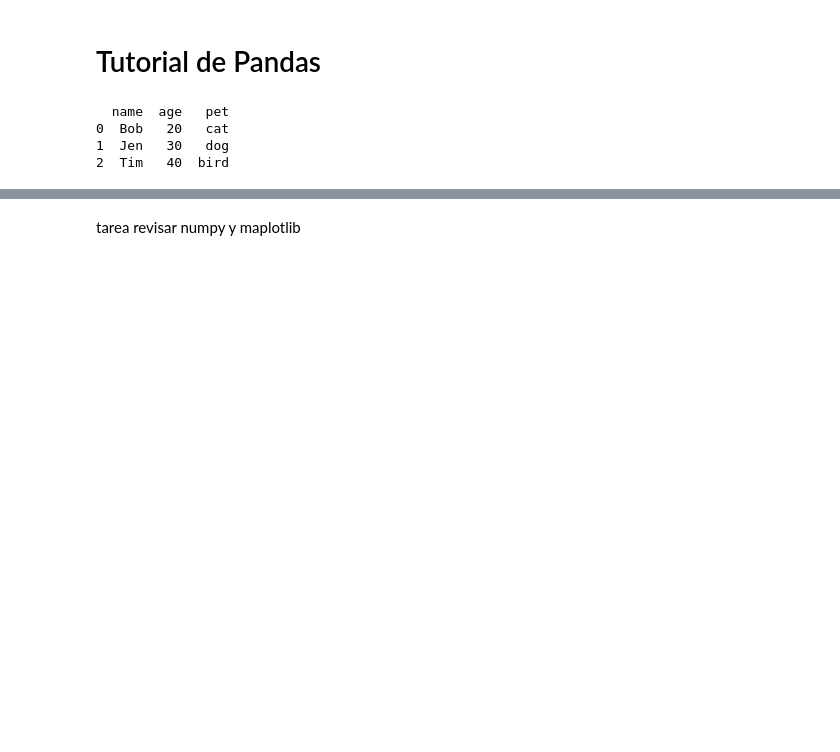
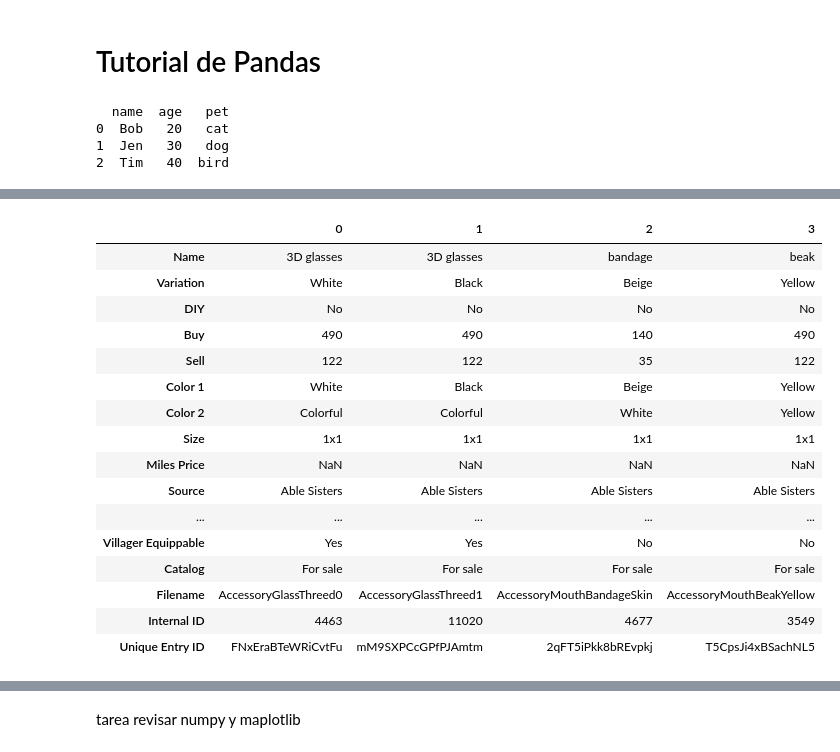
Before and after one commit to ivankarrillin/ML_Doc, a Jupyter notebook: reto_palabras.ipynb, the cells around one changed output, grey strips where cells are left out. Saved outputs shown, nothing was run; the diff lists cells and outputs as text; code cells hidden in the pictures; blank space fills up the shorter version.

```diff
--- a/reto_palabras.ipynb
+++ b/reto_palabras.ipynb
@@ -63,0 +192,25 @@ F
+# %%
+import numpy as np
+import pandas as pd
+import matplotlib.pyplot as plt
+# The data I will use
+df=pd.read_csv(path+"/accessories.csv")
+df.head(4).T
+# %% [output]
+|  | 0 | 1 | 2 | 3 |
+| Name | 3D glasses | 3D glasses | bandage | beak |
+| Variation | White | Black | Beige | Yellow |
+| DIY | No | No | No | No |
+| Buy | 490 | 490 | 140 | 490 |
+| Sell | 122 | 122 | 35 | 122 |
+| Color 1 | White | Black | Beige | Yellow |
+| Color 2 | Colorful | Colorful | White | Yellow |
+| Size | 1x1 | 1x1 | 1x1 | 1x1 |
+| Miles Price | NaN | NaN | NaN | NaN |
+| Source | Able Sisters | Able Sisters | Able Sisters | Able Sisters |
+| ... | ... | ... | ... | ... |
+| Villager Equippable | Yes | Yes | No | No |
+| Catalog | For sale | For sale | For sale | For sale |
+| Filename | AccessoryGlassThreed0 | AccessoryGlassThreed1 | AccessoryMouthBandageSkin | AccessoryMouthBeakYellow |
+| Internal ID | 4463 | 11020 | 4677 | 3549 |
+| Unique Entry ID | FNxEraBTeWRiCvtFu | mM9SXPCcGPfPJAmtm | 2qFT5iPkk8bREvpkj | T5CpsJi4xBSachNL5 |
```
Also changed, not shown: parts of 10 cells of this notebook.
